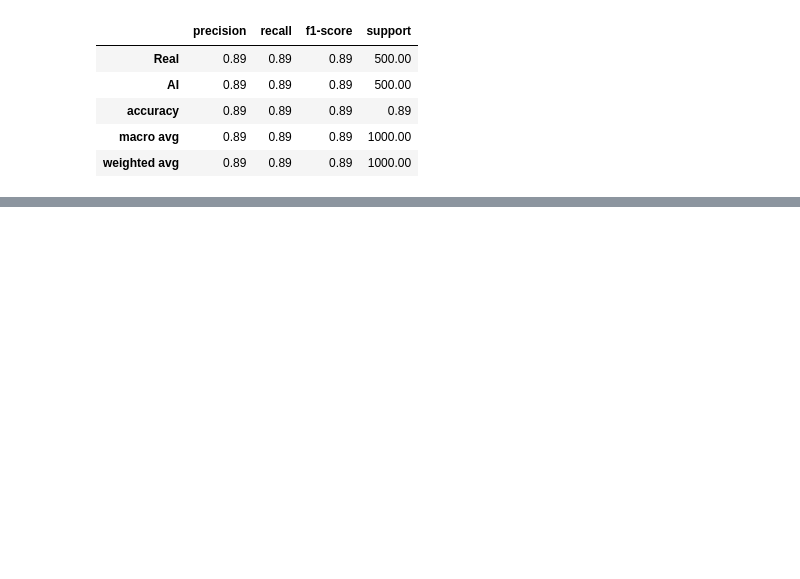
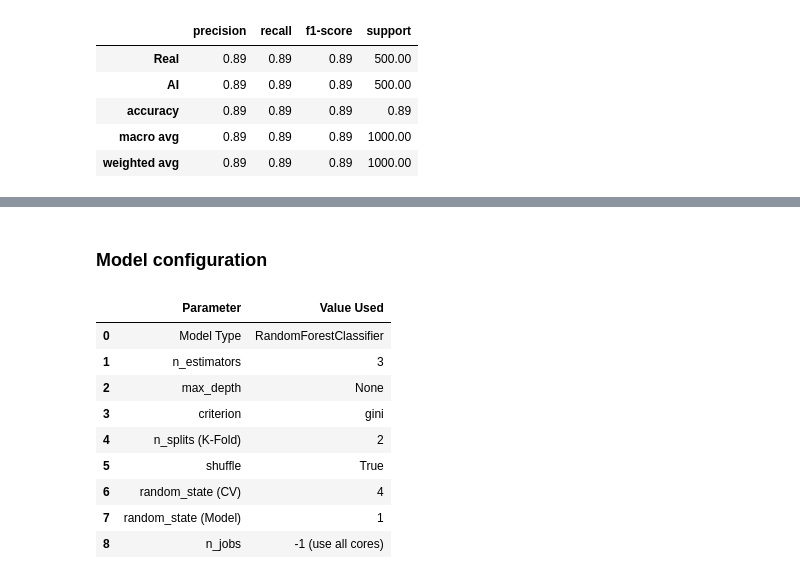
Before and after one commit to AlejandraCordero/CF_labs, a Jupyter notebook: Exercise2_1/Exercise2_1.ipynb, the cells around one changed output, grey strips where cells are left out. Cells and saved outputs as stored; diff of their text form; code cells hidden in the pictures; blank space fills up the shorter version.

```diff
--- a/Exercise2_1/Exercise2_1.ipynb
+++ b/Exercise2_1/Exercise2_1.ipynb
@@ -220,0 +341,30 @@ display(metrics_df.round(3))
+# %% [markdown]
+### Model configuration
+# %%
+import pandas as pd
+
+config_data = {
+    "Parameter": [
+        "Model Type", "n_estimators", "max_depth", "criterion",
+        "n_splits (K-Fold)", "shuffle", "random_state (CV)",
+        "random_state (Model)", "n_jobs"
+    ],
+    "Value Used": [
+        "RandomForestClassifier", 3, None, "gini",
+        2, True, 4, 1, "-1 (use all cores)"
+    ]
+}
+
+config_df = pd.DataFrame(config_data)
+display(config_df)
+# %% [output]
+|  | Parameter | Value Used |
+| 0 | Model Type | RandomForestClassifier |
+| 1 | n_estimators | 3 |
+| 2 | max_depth | None |
+| 3 | criterion | gini |
+| 4 | n_splits (K-Fold) | 2 |
+| 5 | shuffle | True |
+| 6 | random_state (CV) | 4 |
+| 7 | random_state (Model) | 1 |
+| 8 | n_jobs | -1 (use all cores) |
```
Also changed, not shown: parts of 17 cells of this notebook.
